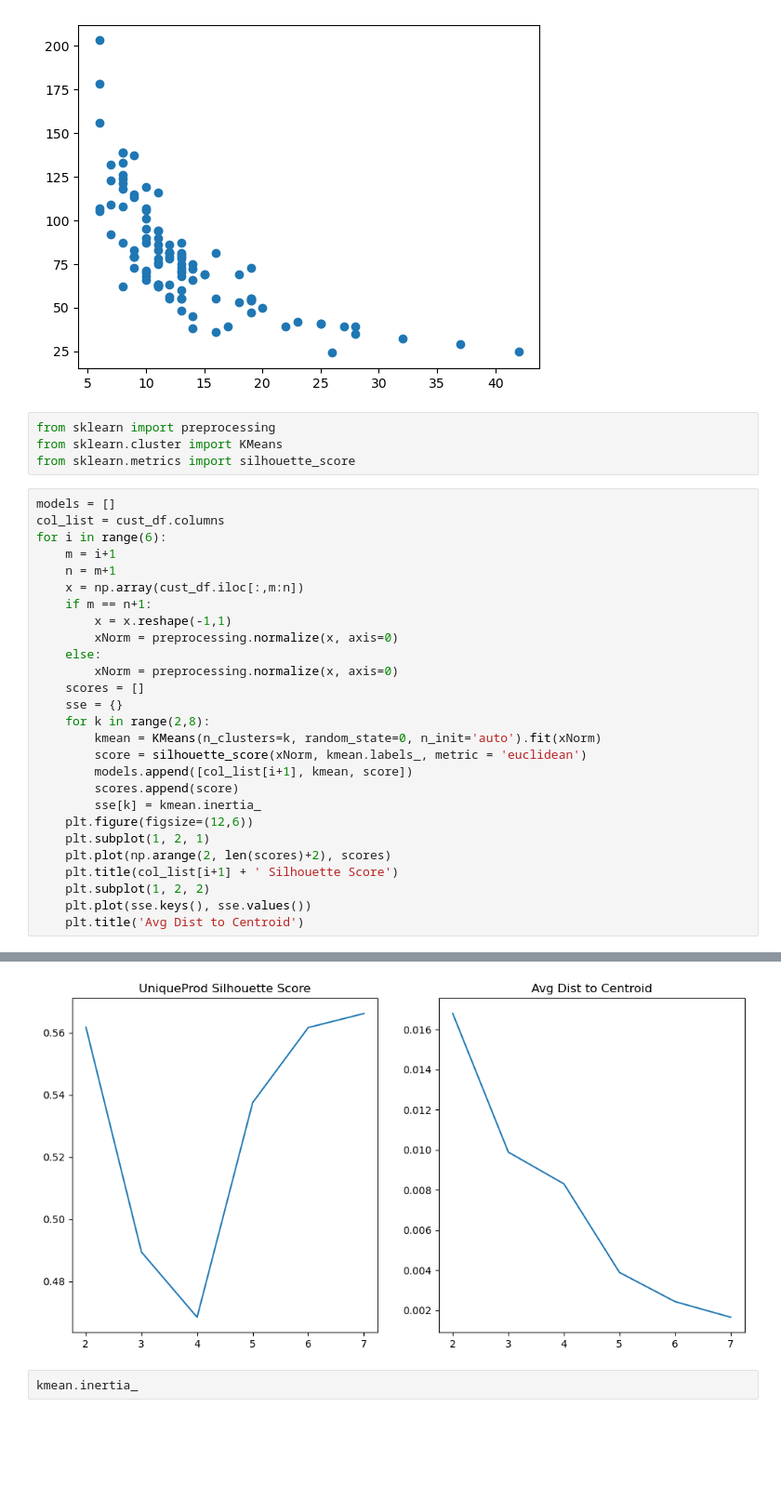
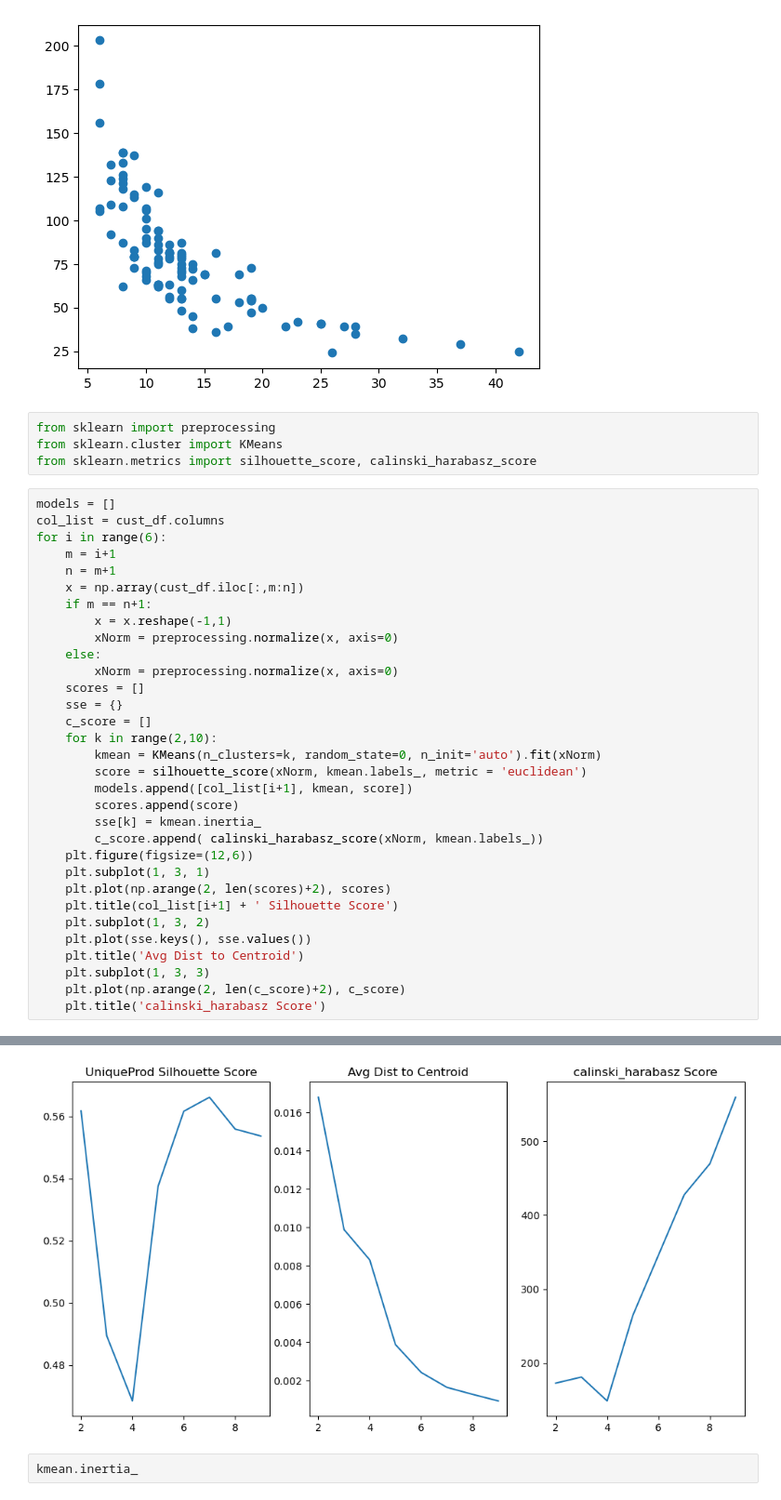
Before and after one commit to muthuganeshece/pyNotebooks, a Jupyter notebook: DataAnalysis/BigBasket/Customer Analysis.ipynb, the cells around one changed output, grey strips where cells are left out. Shown at 93% size. Saved outputs shown, nothing was run; the diff lists cells and outputs as text; blank space fills up the shorter version.

```diff
--- a/DataAnalysis/BigBasket/Customer Analysis.ipynb
+++ b/DataAnalysis/BigBasket/Customer Analysis.ipynb
@@ -108,7 +108,7 @@ plt.scatter(cust_df.iloc[:,5], cust_df.iloc[:,3])
 # %%
 from sklearn import preprocessing
 from sklearn.cluster import KMeans
-from sklearn.metrics import silhouette_score
+from sklearn.metrics import silhouette_score, calinski_harabasz_score
 # %%
 models = []
 col_list = cust_df.columns
@@ -123,17 +123,22 @@ for i in range(6):
         xNorm = preprocessing.normalize(x, axis=0)
     scores = []
     sse = {}
-    for k in range(2,8):
+    c_score = []
+    for k in range(2,10):
         kmean = KMeans(n_clusters=k, random_state=0, n_init='auto').fit(xNorm)
         score = silhouette_score(xNorm, kmean.labels_, metric = 'euclidean')
         models.append([col_list[i+1], kmean, score])
         scores.append(score)
         sse[k] = kmean.inertia_
+        c_score.append( calinski_harabasz_score(xNorm, kmean.labels_))
     plt.figure(figsize=(12,6))
-    plt.subplot(1, 2, 1)
+    plt.subplot(1, 3, 1)
     plt.plot(np.arange(2, len(scores)+2), scores)
     plt.title(col_list[i+1] + ' Silhouette Score')
-    plt.subplot(1, 2, 2)
+    plt.subplot(1, 3, 2)
     plt.plot(sse.keys(), sse.values())
     plt.title('Avg Dist to Centroid')
+    plt.subplot(1, 3, 3)
+    plt.plot(np.arange(2, len(c_score)+2), c_score)
+    plt.title('calinski_harabasz Score')
 # %% [output]
@@ -145,4 +150,4 @@ for i in range(6):
-[figure, old version]
+[figure, new version]
 # %%
 kmean.inertia_
 # %% [output]
```
Also changed, not shown: parts of 2 cells of this notebook.
